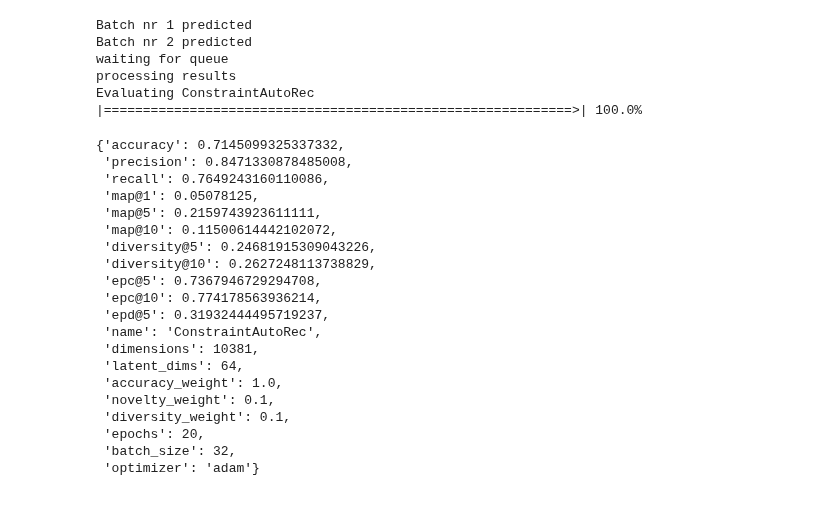
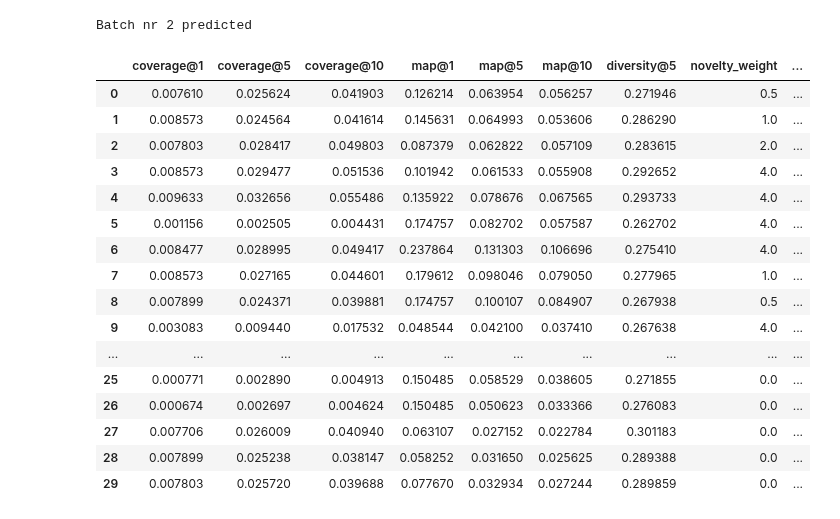
Before and after one commit to HennerM/rs-ml-with-constraints, a Jupyter notebook: NeuralLogicRec_Playground.ipynb, the cells around one changed output. Cells and saved outputs as stored; diff of their text form; code cells hidden in the pictures.

```diff
--- a/NeuralLogicRec_Playground.ipynb
+++ b/NeuralLogicRec_Playground.ipynb
@@ -5,13 +5,16 @@ import evaluation
 import importlib
 import numpy as np
 import time
-from models.ConstraintAutoRec import ConstraintAutoRec
 import models.NeuralLogicRec
 import tensorflow as tf
+import pandas as pd
 importlib.reload(utils.common)
 importlib.reload(evaluation)
 importlib.reload(models.NeuralLogicRec)
+importlib.reload(models.ConstraintAutoRec)
 
 ml_small = utils.common.ml_small
 ml_big = utils.common.movie_lens
-ev = evaluation.Evaluation(ml_big)
+ev = evaluation.Evaluation(ml_small)
+
+# evals = list()
@@ -38 +21,3 @@ nlr = models.NeuralLogicRec.NLR(ml_big['user'], ml_big['dimensions'], epochs=1,
+# %%
+model = models.ConstraintAutoRec.ConstraintAutoRec(ml_small['dimensions'], epochs=40, novelty_weight=0.0, diversity_weight=2.0, latent_dim=64)
 # %%
@@ -84,3 +42,0 @@ a
-# %%
-model = models.ConstraintAutoRec.ConstraintAutoRec(ml_small['dimensions'], epochs=20, novelty_weight=0.1, diversity_weight=0.1, latent_dim=64)
-model.train(utils.common.load_dataset(ml_small), ml_small['train']['records'])
@@ -105,28 +42,0 @@ Epoch 20/20
-# %%
-ev.evaluate(model)
-# %% [output]
-Batch nr 1 predicted
-Batch nr 2 predicted
-waiting for queue
-processing results
-Evaluating ConstraintAutoRec |============================================================>| 100.0%
-{'accuracy': 0.7145099325337332,
- 'precision': 0.8471330878485008,
- 'recall': 0.7649243160110086,
- 'map@1': 0.05078125,
- 'map@5': 0.2159743923611111,
- 'map@10': 0.11500614442102072,
- 'diversity@5': 0.24681915309043226,
- 'diversity@10': 0.2627248113738829,
- 'epc@5': 0.7367946729294708,
- 'epc@10': 0.774178563936214,
- 'epd@5': 0.31932444495719237,
- 'name': 'ConstraintAutoRec',
- 'dimensions': 10381,
- 'latent_dims': 64,
- 'accuracy_weight': 1.0,
- 'novelty_weight': 0.1,
- 'diversity_weight': 0.1,
- 'epochs': 20,
- 'batch_size': 32,
- 'optimizer': 'adam'}
@@ -135,3 +43,27 @@ ev.evaluate(nlr)
+# %%
+evals.append(ev.evaluate_single_thread(model))
+# %% [output]
+Batch nr 2 predicted
+# %%
+pd.DataFrame(evals)[['coverage@1', 'coverage@5', 'coverage@10', 'map@1', 'map@5', 'map@10', 'diversity@5', 'novelty_weight','diversity_weight']]
+# %% [output]
+|  | coverage@1 | coverage@5 | coverage@10 | map@1 | map@5 | map@10 | diversity@5 | novelty_weight | ... |
+| 0 | 0.007610 | 0.025624 | 0.041903 | 0.126214 | 0.063954 | 0.056257 | 0.271946 | 0.5 | ... |
+| 1 | 0.008573 | 0.024564 | 0.041614 | 0.145631 | 0.064993 | 0.053606 | 0.286290 | 1.0 | ... |
+| 2 | 0.007803 | 0.028417 | 0.049803 | 0.087379 | 0.062822 | 0.057109 | 0.283615 | 2.0 | ... |
+| 3 | 0.008573 | 0.029477 | 0.051536 | 0.101942 | 0.061533 | 0.055908 | 0.292652 | 4.0 | ... |
+| 4 | 0.009633 | 0.032656 | 0.055486 | 0.135922 | 0.078676 | 0.067565 | 0.293733 | 4.0 | ... |
+| 5 | 0.001156 | 0.002505 | 0.004431 | 0.174757 | 0.082702 | 0.057587 | 0.262702 | 4.0 | ... |
+| 6 | 0.008477 | 0.028995 | 0.049417 | 0.237864 | 0.131303 | 0.106696 | 0.275410 | 4.0 | ... |
+| 7 | 0.008573 | 0.027165 | 0.044601 | 0.179612 | 0.098046 | 0.079050 | 0.277965 | 1.0 | ... |
+| 8 | 0.007899 | 0.024371 | 0.039881 | 0.174757 | 0.100107 | 0.084907 | 0.267938 | 0.5 | ... |
+| 9 | 0.003083 | 0.009440 | 0.017532 | 0.048544 | 0.042100 | 0.037410 | 0.267638 | 4.0 | ... |
+| ... | ... | ... | ... | ... | ... | ... | ... | ... | ... |
+| 25 | 0.000771 | 0.002890 | 0.004913 | 0.150485 | 0.058529 | 0.038605 | 0.271855 | 0.0 | ... |
+| 26 | 0.000674 | 0.002697 | 0.004624 | 0.150485 | 0.050623 | 0.033366 | 0.276083 | 0.0 | ... |
+| 27 | 0.007706 | 0.026009 | 0.040940 | 0.063107 | 0.027152 | 0.022784 | 0.301183 | 0.0 | ... |
+| 28 | 0.007899 | 0.025238 | 0.038147 | 0.058252 | 0.031650 | 0.025625 | 0.289388 | 0.0 | ... |
+| 29 | 0.007803 | 0.025720 | 0.039688 | 0.077670 | 0.032934 | 0.027244 | 0.289859 | 0.0 | ... |
 # %%
 import numpy as np
 import tensorflow as tf
```
Also changed, not shown: parts of 9 cells of this notebook, 4 other files.
